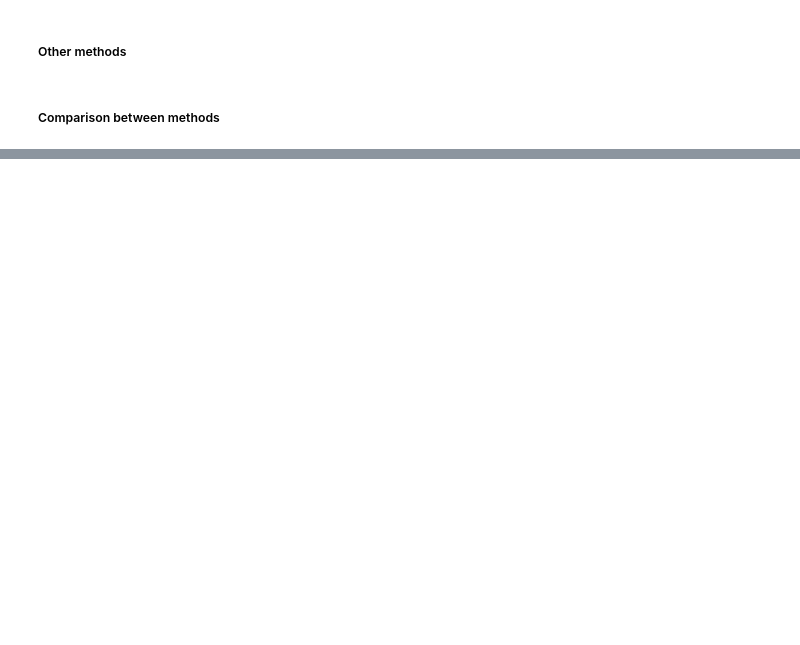
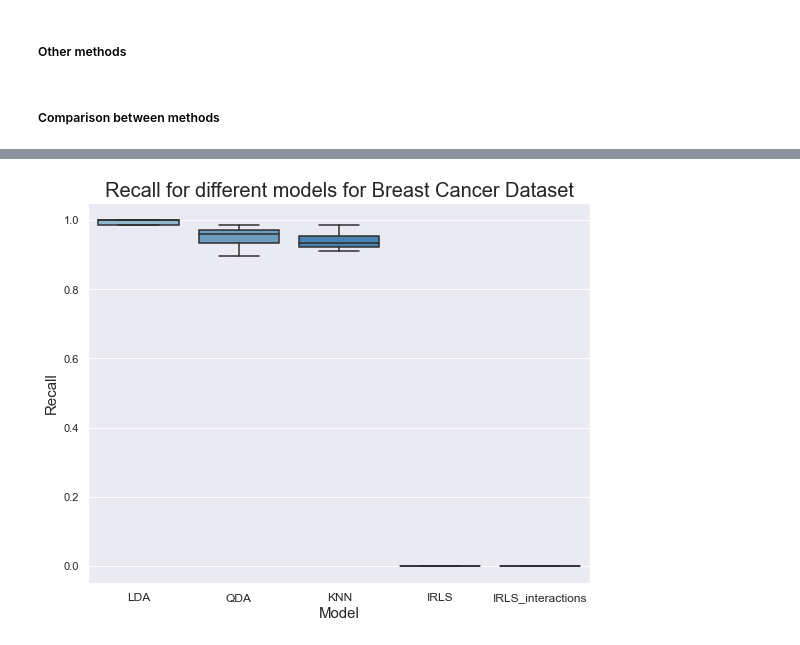
Before and after one commit to MaroonBlue/AML_Project1_IRLS, a Jupyter notebook: project_1_part3.ipynb, the cells around one changed output, grey strips where cells are left out. Saved outputs shown, nothing was run; the diff lists cells and outputs as text; code cells hidden in the pictures; blank space fills up the shorter version.

```diff
--- a/project_1_part3.ipynb
+++ b/project_1_part3.ipynb
@@ -200,0 +206,4 @@ fig_f1.set_xticklabels(['LDA', 'QDA', 'KNN', 'IRLS', 'IRLS_interactions'], fonts
+# %%
+make_boxplot(rec_all_breast, 'Recall', 'Breast Cancer Dataset')
+# %% [output]
+[figure, added]
```
Also changed, not shown: parts of 20 cells of this notebook.
